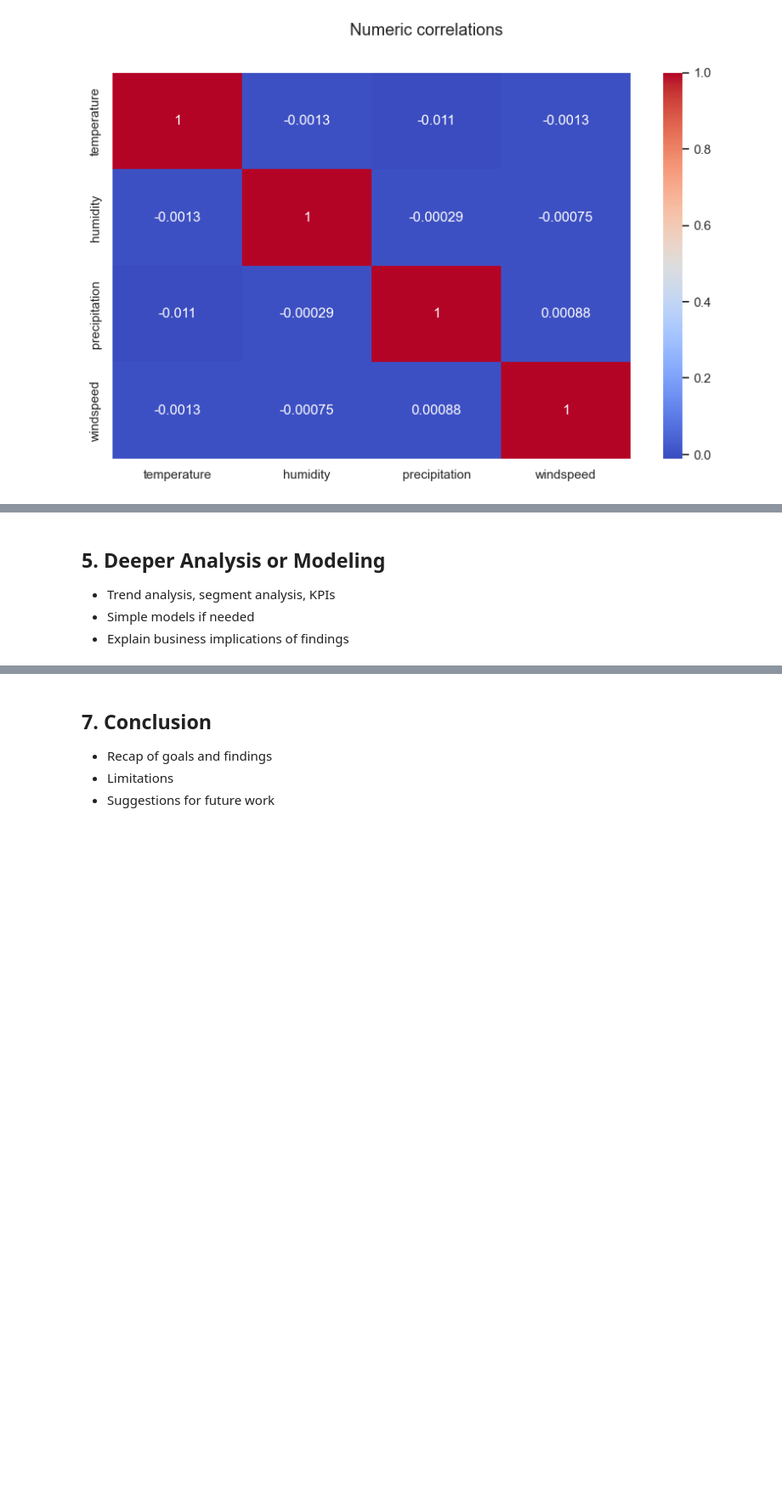
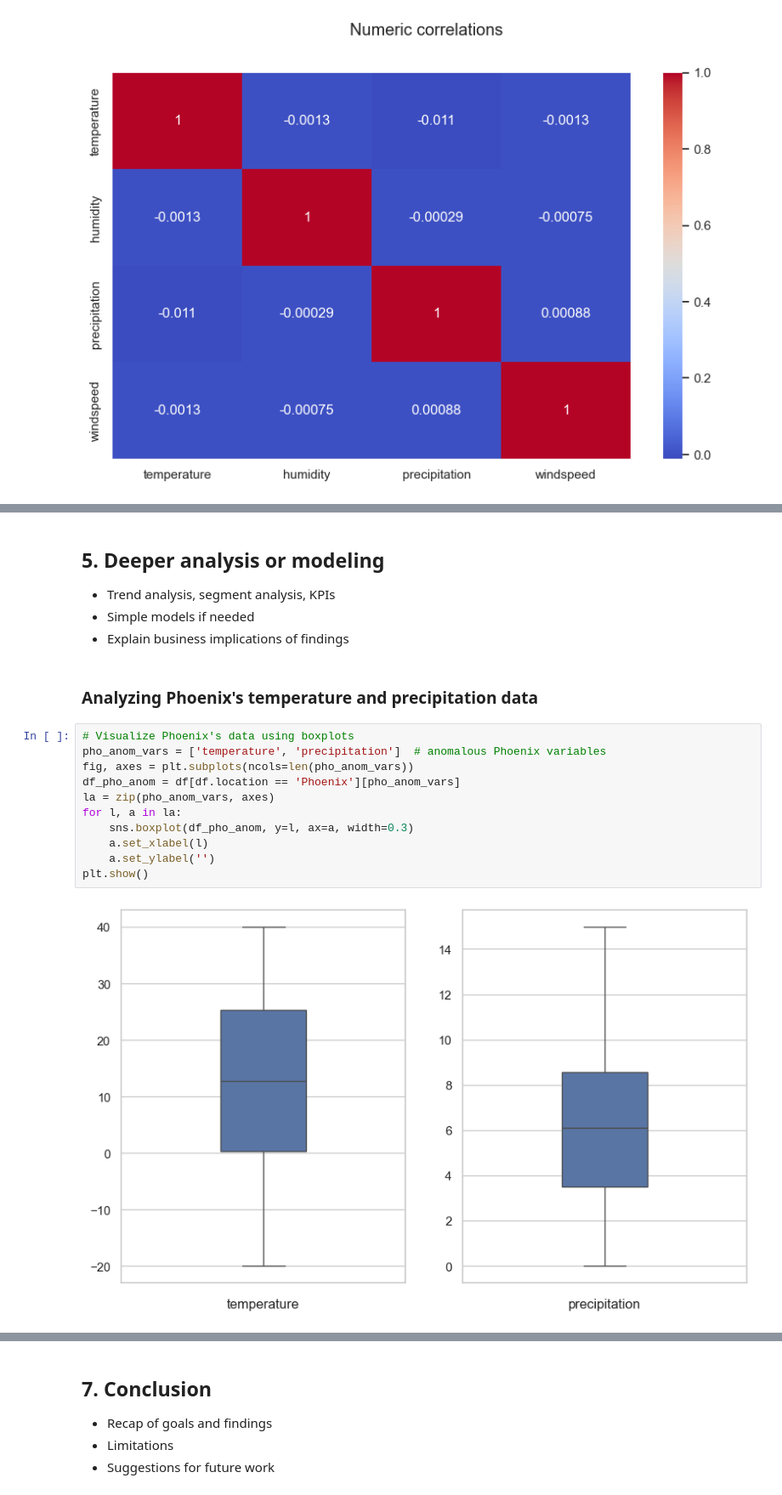
Before and after one commit to kozmik-moore/simple-weather-analysis, a Jupyter notebook: code/notebook.ipynb, the cells around one changed output, grey strips where cells are left out. Shown at 85% size. Cells and saved outputs as stored; diff of their text form; blank space fills up the shorter version.

```diff
--- a/code/notebook.ipynb
+++ b/code/notebook.ipynb
@@ -464,5 +486,20 @@ As with the monthly averages, the averages for time of day also cluster tightly
 # %% [markdown]
-## 5. Deeper Analysis or Modeling
+## 5. Deeper analysis or modeling
 - Trend analysis, segment analysis, KPIs
 - Simple models if needed
 - Explain business implications of findings
+# %% [markdown]
+### Analyzing Phoenix's temperature and precipitation data
+# %%
+# Visualize Phoenix's data using boxplots
+pho_anom_vars = ['temperature', 'precipitation']  # anomalous Phoenix variables
+fig, axes = plt.subplots(ncols=len(pho_anom_vars))
+df_pho_anom = df[df.location == 'Phoenix'][pho_anom_vars]
+la = zip(pho_anom_vars, axes)
+for l, a in la:
+    sns.boxplot(df_pho_anom, y=l, ax=a, width=0.3)
+    a.set_xlabel(l)
+    a.set_ylabel('')
+plt.show()
+# %% [output]
+[figure, added]
```
Also changed, not shown: parts of 24 cells of this notebook, 18 other files.
